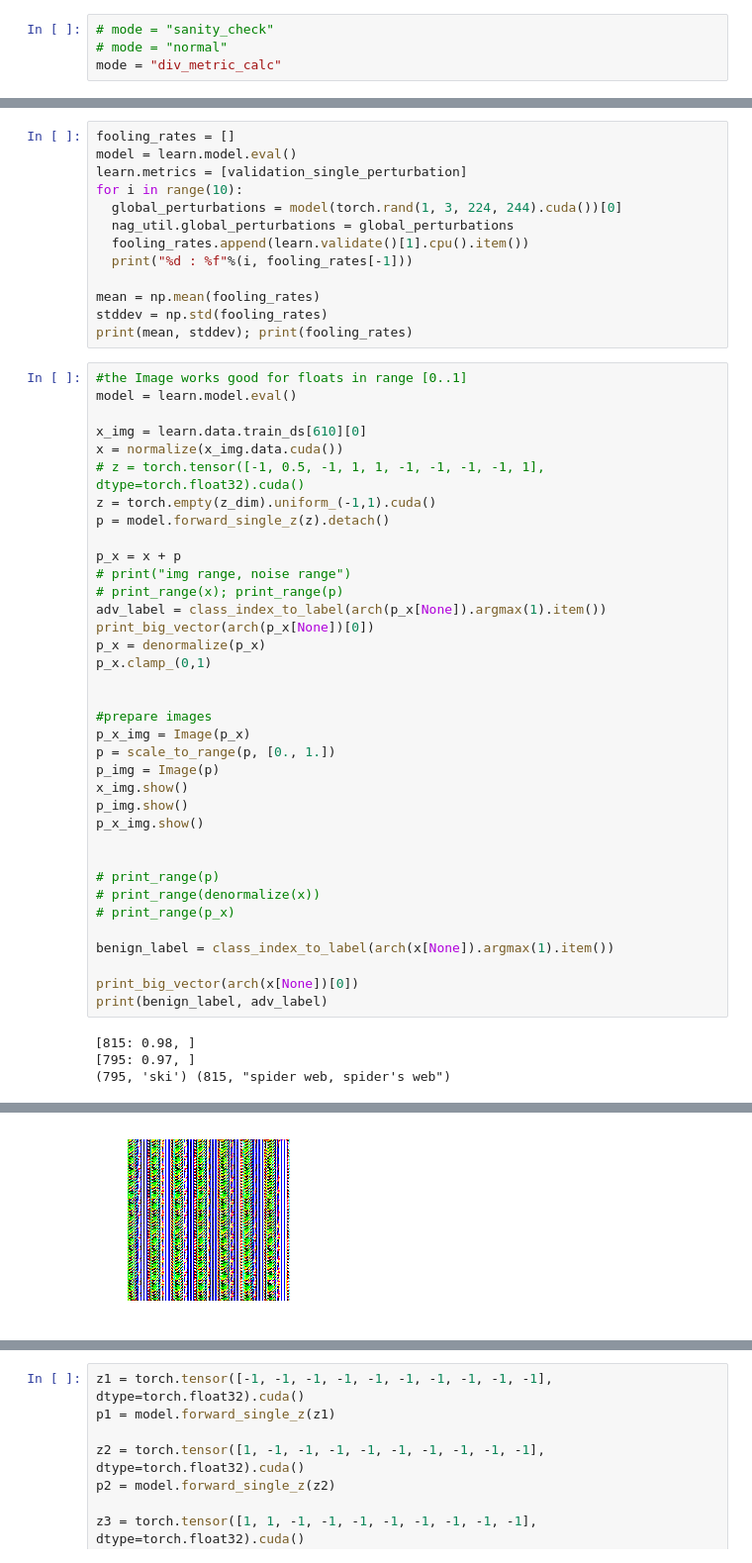
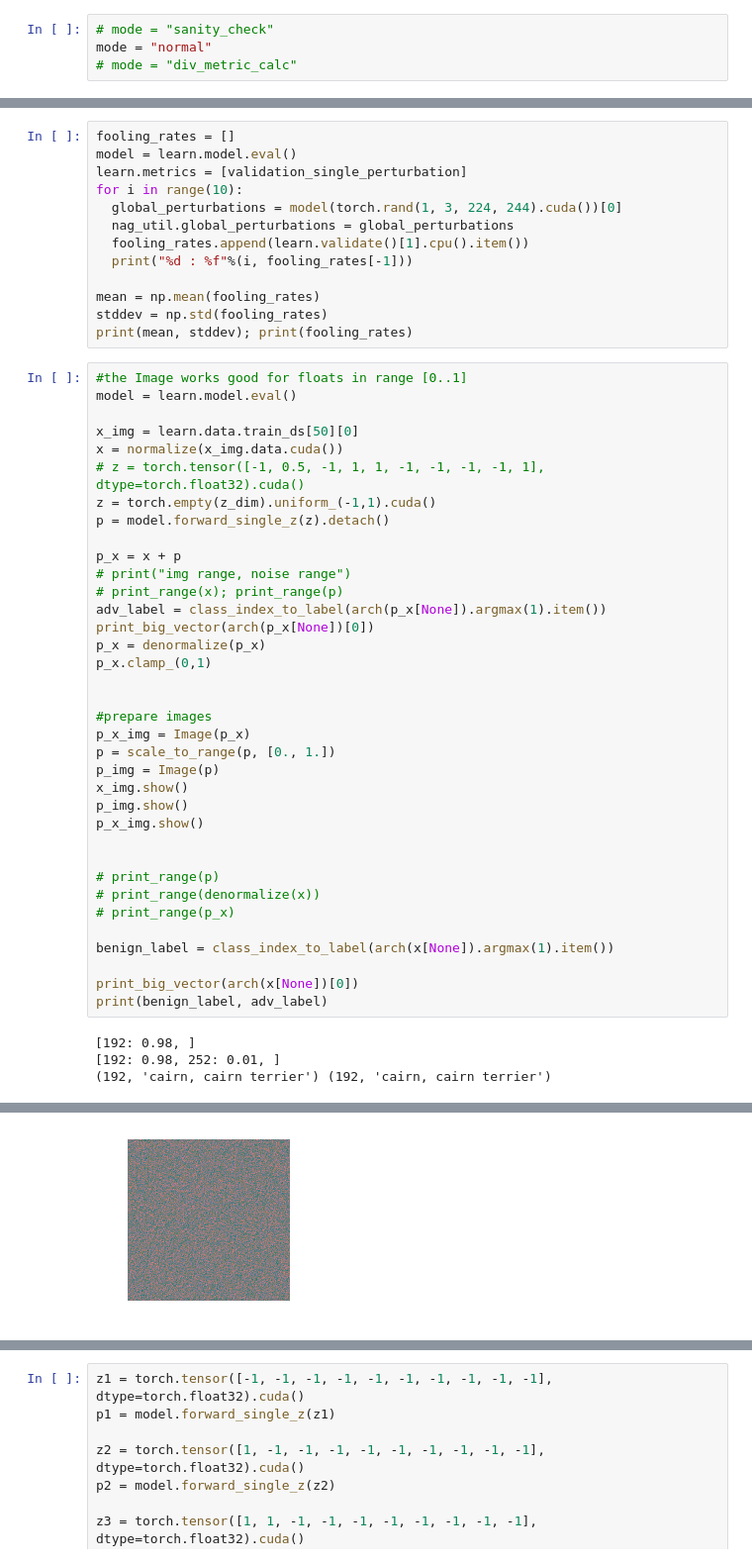
Before and after one commit to ahmad-PH/nag-notebooks, a Jupyter notebook: NAG_tripletLossExperiment.ipynb, the cells around one changed output, grey strips where cells are left out. Shown at 99% size. Cells and saved outputs as stored; diff of their text form.

```diff
--- a/NAG_tripletLossExperiment.ipynb
+++ b/NAG_tripletLossExperiment.ipynb
@@ -166,8 +166,8 @@ from nag_util import *
 import nag_util
 # %%
 # mode = "sanity_check"
-# mode = "normal"
-mode = "div_metric_calc"
+mode = "normal"
+# mode = "div_metric_calc"
 # %%
 if mode == "normal":
   env.load_dataset('dataset','data')
@@ -1013,7 +1032,7 @@ print(mean, stddev); print(fooling_rates)
 #the Image works good for floats in range [0..1]
 model = learn.model.eval()
 
-x_img = learn.data.train_ds[610][0]
+x_img = learn.data.train_ds[50][0]
 x = normalize(x_img.data.cuda())
 # z = torch.tensor([-1, 0.5, -1, 1, 1, -1, -1, -1, -1, 1], dtype=torch.float32).cuda()
 z = torch.empty(z_dim).uniform_(-1,1).cuda()
@@ -1046,6 +1065,6 @@ benign_label = class_index_to_label(arch(x[None]).argmax(1).item())
 print_big_vector(arch(x[None])[0])
 print(benign_label, adv_label)
 # %% [output]
-[815: 0.98, ]
-[795: 0.97, ]
-(795, 'ski') (815, "spider web, spider's web")
+[192: 0.98, ]
+[192: 0.98, 252: 0.01, ]
+(192, 'cairn, cairn terrier') (192, 'cairn, cairn terrier')
@@ -1053 +1072 @@ print(benign_label, adv_label)
-[figure, old version]
+[figure, new version]
```
Also changed, not shown: parts of 15 cells of this notebook.
